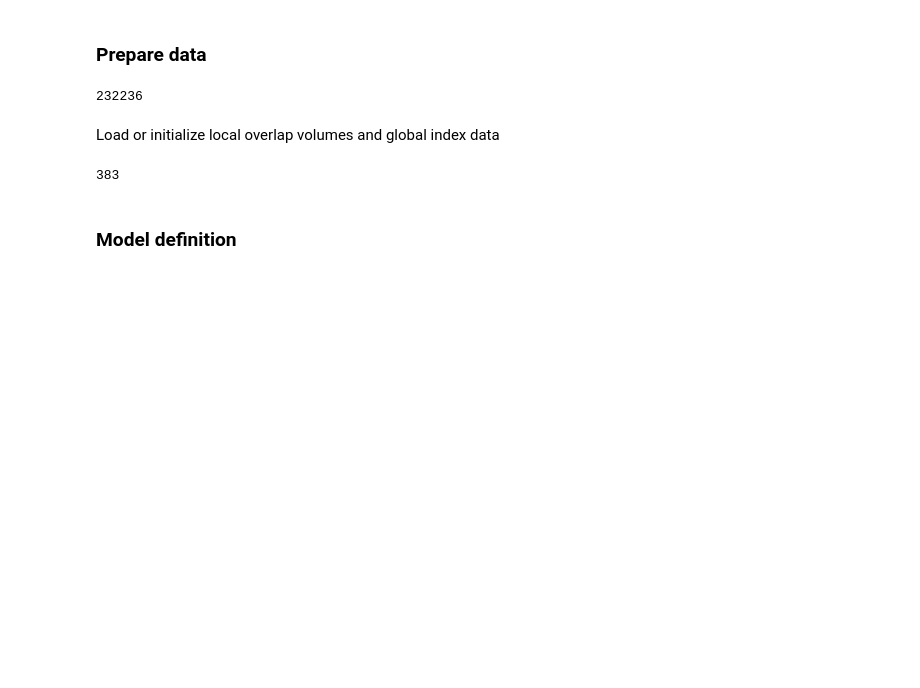
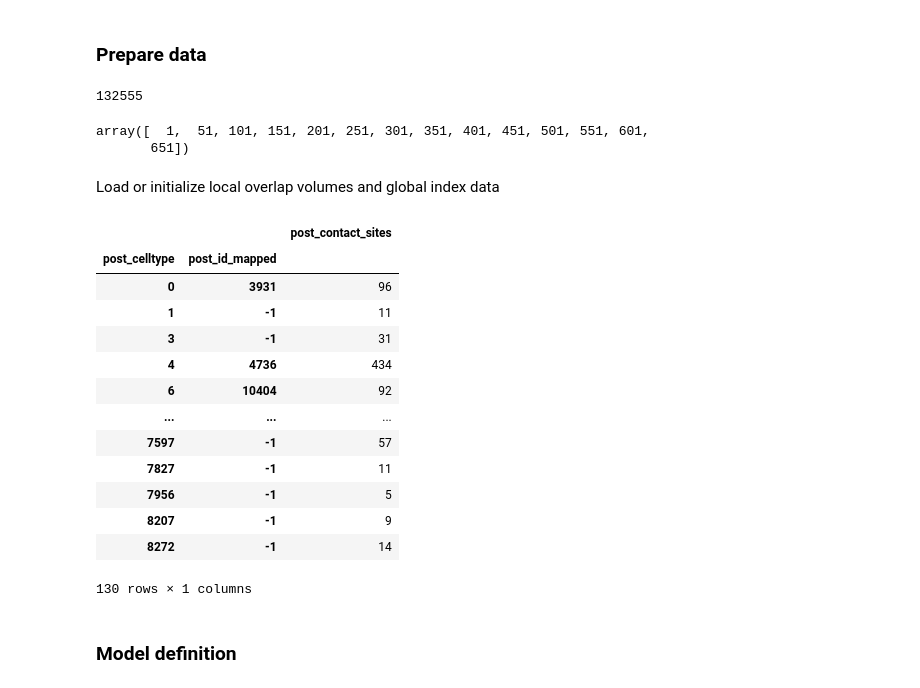
Before and after one commit to philippHarth/hackathon-mainz, a Jupyter notebook: FLY_run_models_optical.ipynb, the cells around one changed output. Drawn from its saved outputs; the diff is of its cells as text; code cells hidden in the pictures; blank space fills up the shorter version.

```diff
--- a/FLY_run_models_optical.ipynb
+++ b/FLY_run_models_optical.ipynb
@@ -22,6 +22,9 @@ plot_folder.mkdir(parents=True, exist_ok=True)
 synapse_file = data_folder / 'synapses_optical-lobes_aggregated.csv'
 # %%
 df_synapses = pd.read_csv(synapse_file)
+
+selected_volumes = np.arange(1,700,50)
+df_synapses = df_synapses[df_synapses.overlap_volume.isin(selected_volumes)]
 
 # filter self connections
 df_synapses = df_synapses[(df_synapses.pre_id_mapped == -1) | (df_synapses.pre_id_mapped != df_synapses.post_id_mapped)]
@@ -33,17 +36,35 @@ df_synapses_indexed = df_synapses.set_index(["pre_celltype", "post_celltype",  \
 df_synapses_indexed.sort_index(inplace=True)
 df_synapses_indexed.synapse_count.sum()
 # %% [output]
-232236
+132555
+# %%
+selected_volumes
+# %% [output]
+array([  1,  51, 101, 151, 201, 251, 301, 351, 401, 451, 501, 551, 601,
+       651])
 # %% [markdown]
 Load or initialize local overlap volumes and global index data
 # %%
 index_data = compile_index_data(eval_folder, df_synapses_indexed, recompute=True)
 # %%
-overlap_volume = index_data.get_overlap_volume(100)
+overlap_volume = index_data.get_overlap_volume(201)
 #overlap_volume.M_null.shape
-overlap_volume.post_features.post_contact_sites.sum()
+overlap_volume.post_features
 # %% [output]
+|  |  | post_contact_sites |
+| post_celltype | post_id_mapped |  |
+| 0 | 3931 | 96 |
+| 1 | -1 | 11 |
+| 3 | -1 | 31 |
+| 4 | 4736 | 434 |
+| 6 | 10404 | 92 |
+| ... | ... | ... |
+| 7597 | -1 | 57 |
+| 7827 | -1 | 11 |
+| 7956 | -1 | 5 |
+| 8207 | -1 | 9 |
+| 8272 | -1 | 14 |
-383
+130 rows × 1 columns
 # %% [markdown]
 ### Model definition
 # %%
```
Also changed, not shown: parts of 1 cell of this notebook, 1 other file.
